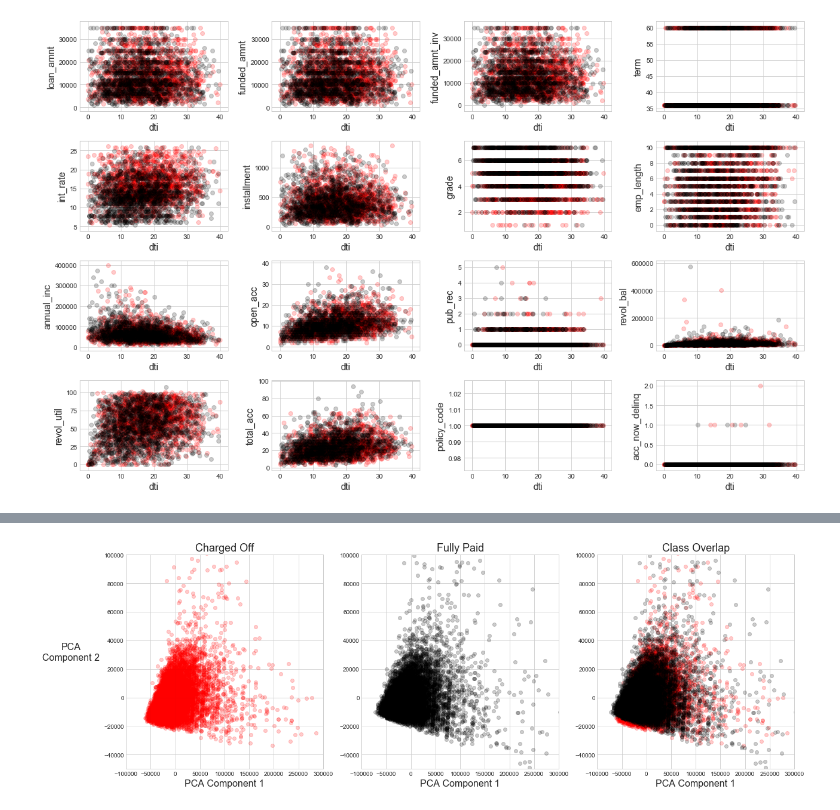
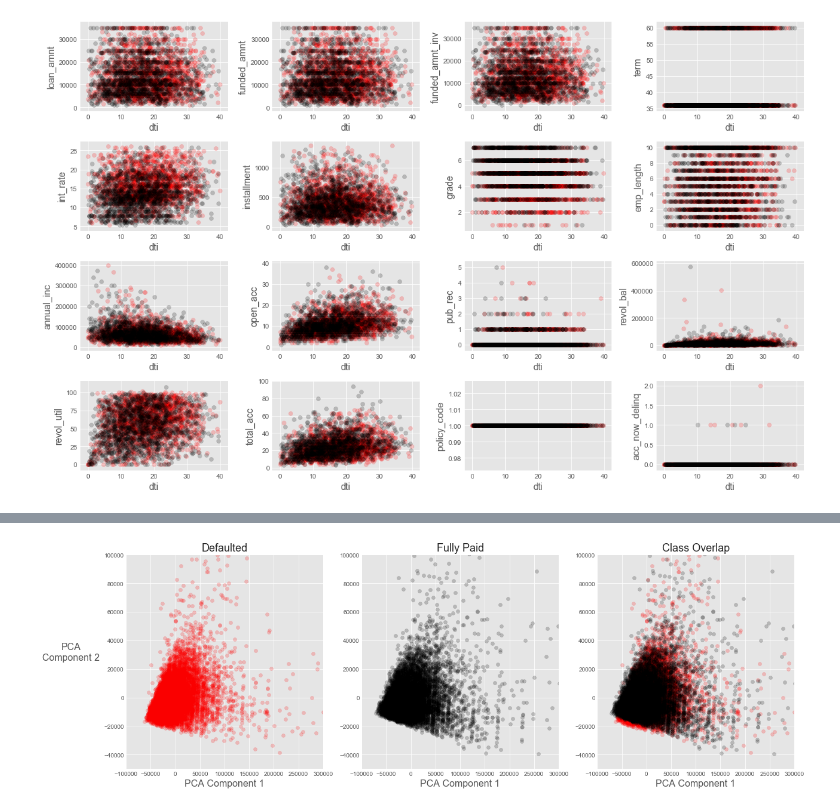
Before and after one commit to pandrewg/Lending-Club, a Jupyter notebook: prelim-exploration.ipynb, the cells around one changed output, grey strips where cells are left out. Saved outputs shown, nothing was run; the diff lists cells and outputs as text; code cells hidden in the pictures.

Commit message:
started adding plots for report

```diff
--- a/prelim-exploration.ipynb
+++ b/prelim-exploration.ipynb
@@ -7,7 +7,9 @@ import os.path
 import sqlite3
 from datetime import datetime
 
-sns.set_style('whitegrid')
+#sns.set_style('whitegrid')
+
+plt.style.use('ggplot')
 
 %matplotlib inline
 # %%
@@ -383,26 +379,28 @@ fp = np.array(pd.DataFrame(PCA(n_components=2).fit_transform(fully_paid1[numeric
 # %%
 fig, (ax1,ax2,ax3) = plt.subplots(1,3,figsize=(18,6))
 
 ax1.scatter(co[:,0],co[:,1],color='r',alpha=0.2)
 ax1.set_xlim([-100000,300000])
 ax1.set_ylim([-50000,100000])
-ax1.set_title('Charged Off',fontsize=18)
+ax1.set_title('Defaulted',fontsize=18)
 ax1.set_ylabel('PCA\nComponent 2',rotation=0,labelpad=55,fontsize=16)
 ax1.set_xlabel('PCA Component 1',fontsize=16)
 
 ax2.scatter(fp[:,0],fp[:,1],color='k',alpha=0.2)
 ax2.set_xlim([-100000,300000])
 ax2.set_ylim([-50000,100000])
 ax2.set_title('Fully Paid',fontsize=18)
 ax2.set_xlabel('PCA Component 1',fontsize=16)
 
 ax3.scatter(co[:,0],co[:,1],color='r',alpha=0.2)
 ax3.scatter(fp[:,0],fp[:,1],color='k',alpha=0.2)
 ax3.set_xlim([-100000,300000])
 ax3.set_ylim([-50000,100000])
 ax3.set_title('Class Overlap',fontsize=18)
 ax3.set_xlabel('PCA Component 1',fontsize=16)
 
 plt.tight_layout()
+
+#plt.savefig('./report/PCA-overlap.jpg')
 # %% [output]
-[figure, old version]
+[figure, new version]
```
Also changed, not shown: parts of 1 cell of this notebook, 6 other files.
